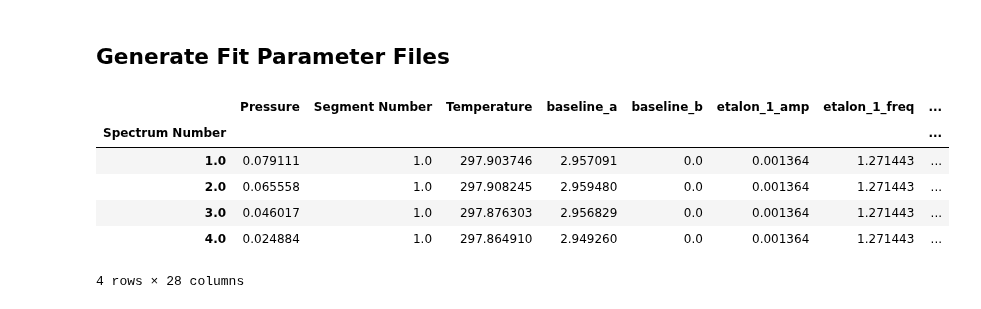
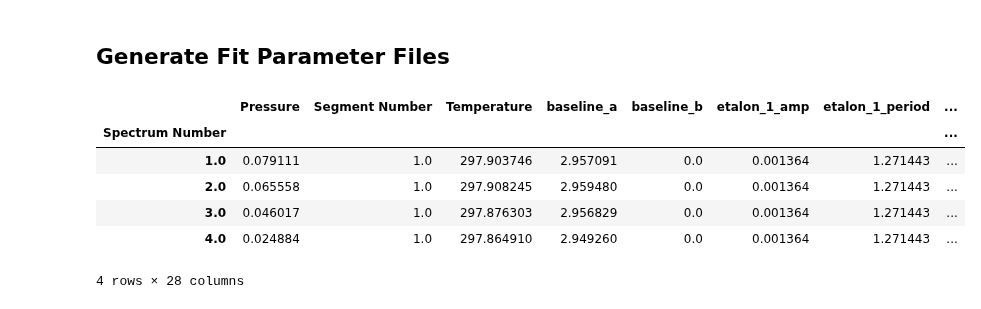
Before and after one commit to usnistgov/MATS, a Jupyter notebook: MATS/Examples/A-Band - Experimental Spectra/Fitting_Protocol_ABand_Experiment.ipynb, the cells around one changed output. Cells and saved outputs as stored; diff of their text form; code cells hidden in the pictures.

```diff
--- a/MATS/Examples/A-Band - Experimental Spectra/Fitting_Protocol_ABand_Experiment.ipynb
+++ b/MATS/Examples/A-Band - Experimental Spectra/Fitting_Protocol_ABand_Experiment.ipynb
@@ -106,29 +106,29 @@ PARAM_LINELIST = pd.read_csv('O2_ABand_Drouin_2017_linelist.csv')
 # %%
 os.chdir(path)
 # Set-up for Fitting
 #lineprofile = 'NGP' #VP, SDVP, NGP, SDNGP, HTP
 
 
 
 
 FITPARAMS = Generate_FitParam_File(SPECTRA, PARAM_LINELIST, BASE_LINELIST, lineprofile = 'SDVP', linemixing = False,
                                   fit_intensity = Fit_Intensity, threshold_intensity = IntensityThreshold, sim_window = wave_range,
                                   nu_constrain = False, sw_constrain = False, gamma0_constrain = True, delta0_constrain = True,
                                    aw_constrain = True, as_constrain = True,
                                    nuVC_constrain = True, eta_constrain =True, linemixing_constrain = True)
 
 FITPARAMS.generate_fit_param_linelist_from_linelist(vary_nu = {7:{1:True, 2:False, 3:False}}, vary_sw = {7:{1:True, 2:False, 3:False}},
                                                     vary_gamma0 = {7:{1: True, 2:False, 3: False}, 1:{1:False}}, vary_n_gamma0 = {7:{1:True}},
                                                     vary_delta0 = {7:{1: False, 2:False, 3: False}, 1:{1:False}}, vary_n_delta0 = {7:{1:True}},
                                                     vary_aw = {7:{1: True, 2:False, 3: False}, 1:{1:False}}, vary_n_gamma2 = {7:{1:False}},
                                                     vary_as = {}, vary_n_delta2 = {7:{1:False}},
                                                     vary_nuVC = {7:{1:False}}, vary_n_nuVC = {7:{1:False}},
                                                     vary_eta = {}, vary_linemixing = {7:{1:False}})
 
 FITPARAMS.generate_fit_baseline_linelist(vary_baseline = True, vary_molefraction = {7:False, 1:False}, vary_xshift = False,
-                                      vary_etalon_amp= True, vary_etalon_freq= False, vary_etalon_phase= True)
+                                      vary_etalon_amp= True, vary_etalon_period= False, vary_etalon_phase= True)
 # %% [output]
-|  | Pressure | Segment Number | Temperature | baseline_a | baseline_b | etalon_1_amp | etalon_1_freq | ... |
+|  | Pressure | Segment Number | Temperature | baseline_a | baseline_b | etalon_1_amp | etalon_1_period | ... |
 | Spectrum Number |  |  |  |  |  |  |  | ... |
 | 1.0 | 0.079111 | 1.0 | 297.903746 | 2.957091 | 0.0 | 0.001364 | 1.271443 | ... |
 | 2.0 | 0.065558 | 1.0 | 297.908245 | 2.959480 | 0.0 | 0.001364 | 1.271443 | ... |
```
Also changed, not shown: parts of 2 cells of this notebook, 4 other files.
